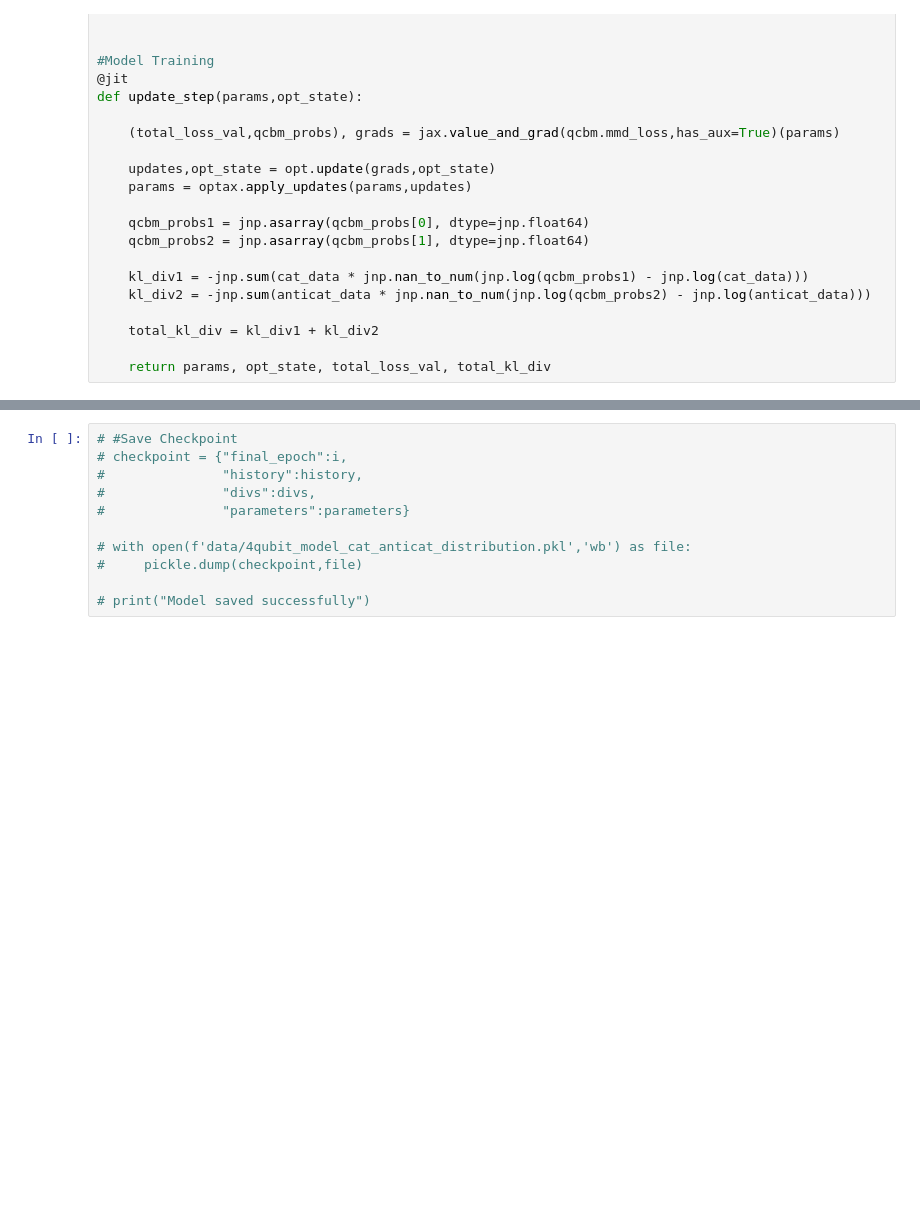
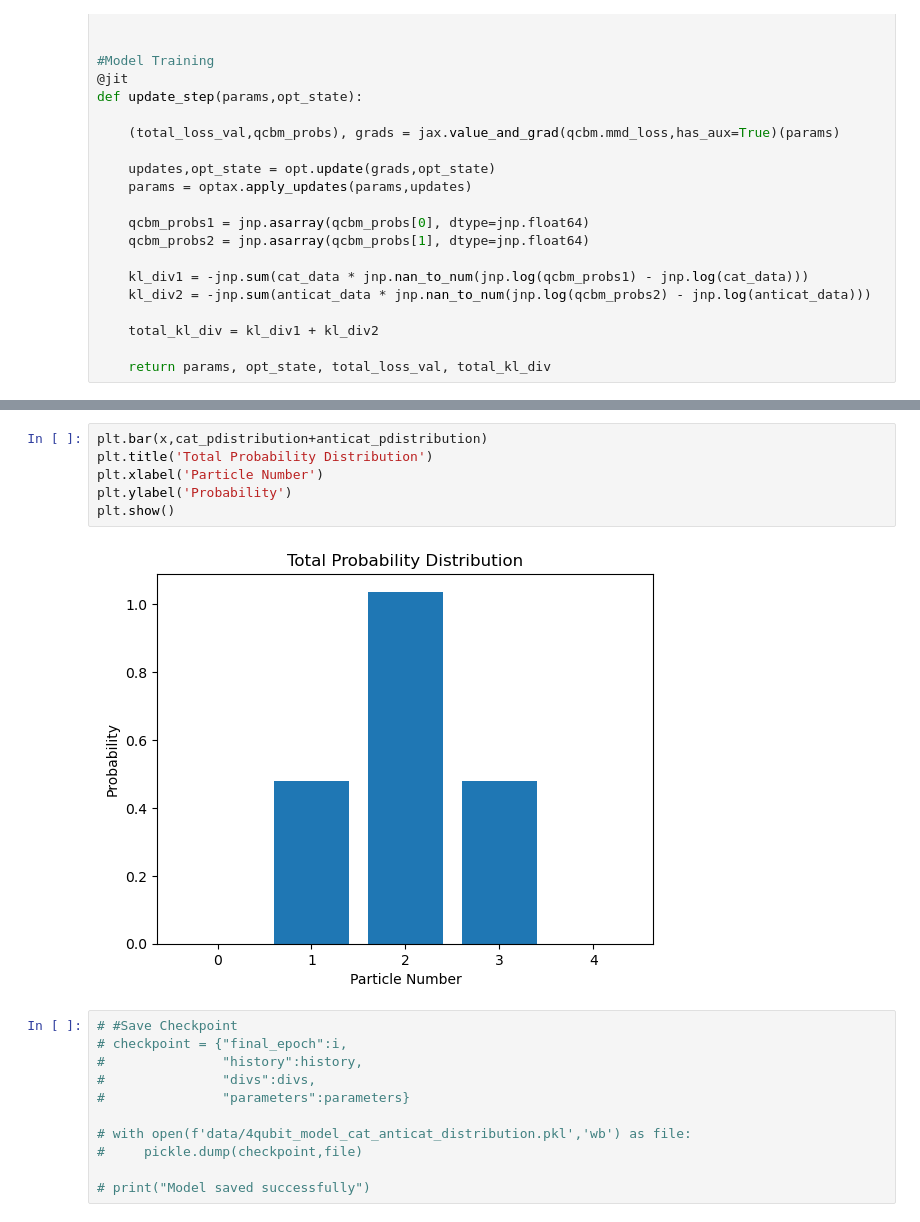
Before and after one commit to Ak-ash22/qcbm_hiwi, a Jupyter notebook: qcbm_project/cat_anticat/decoder1_cat_anticat.ipynb, the cells around one changed output, grey strips where cells are left out. Cells and saved outputs as stored; diff of their text form; blank space fills up the shorter version.

```diff
--- a/qcbm_project/cat_anticat/decoder1_cat_anticat.ipynb
+++ b/qcbm_project/cat_anticat/decoder1_cat_anticat.ipynb
@@ -184,3 +205,11 @@ Minimum KL Divergence obtained is 0.004023476969450712
+# %%
+plt.bar(x,cat_pdistribution+anticat_pdistribution)
+plt.title('Total Probability Distribution')
+plt.xlabel('Particle Number')
+plt.ylabel('Probability')
+plt.show()
+# %% [output]
+[figure, added]
 # %%
 # #Save Checkpoint
 # checkpoint = {"final_epoch":i,
```
Also changed, not shown: parts of 8 cells of this notebook, 1 other file.
